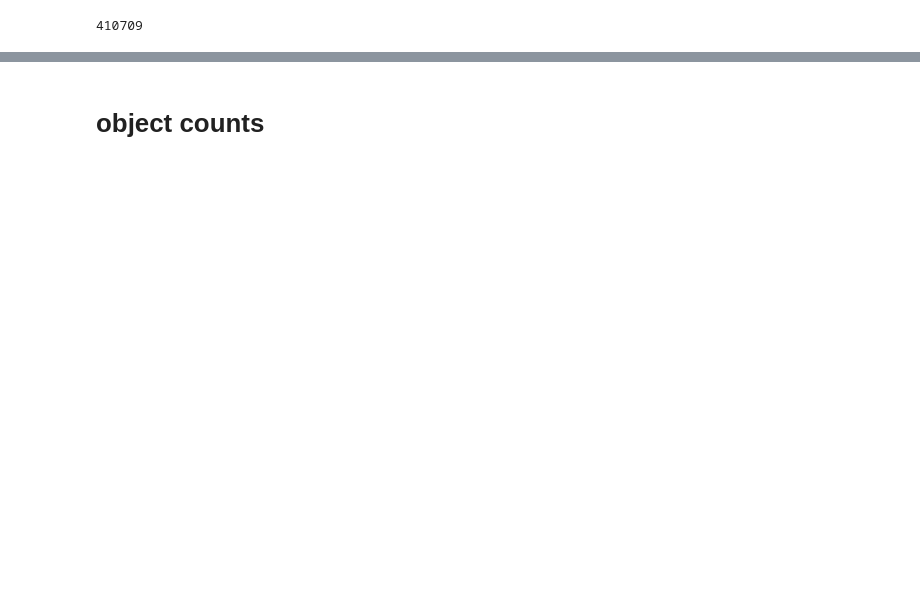
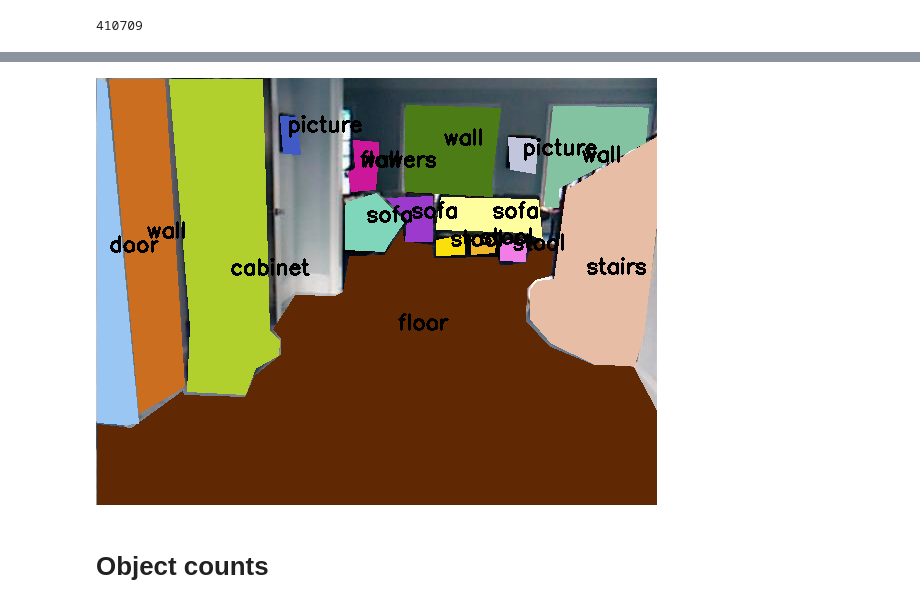
Before and after one commit to drschwenk/sunrgbd, a Jupyter notebook: expl_sun.ipynb, the cells around one changed output, grey strips where cells are left out. Saved outputs shown, nothing was run; the diff lists cells and outputs as text; code cells hidden in the pictures; blank space fills up the shorter version.

```diff
--- a/expl_sun.ipynb
+++ b/expl_sun.ipynb
@@ -106,2 +196,6 @@ test_anno = list(sun_rgb_anno.values())[50]
+# %%
+Image.fromarray(imgRGBWithAnnotations)
+# %% [output]
+[figure, added]
 # %% [markdown]
-# object counts
+# Object counts
```
Also changed, not shown: parts of 92 cells of this notebook.
